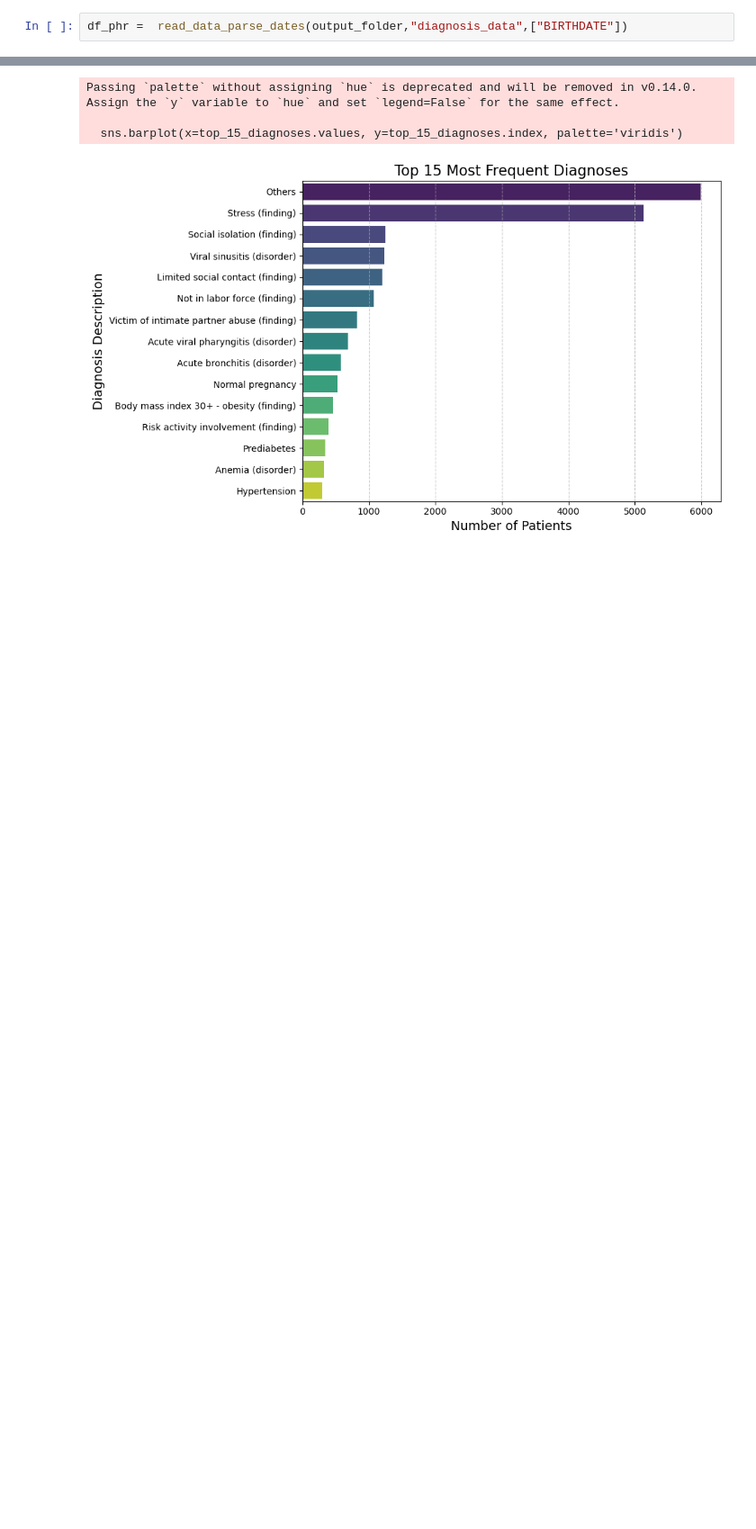
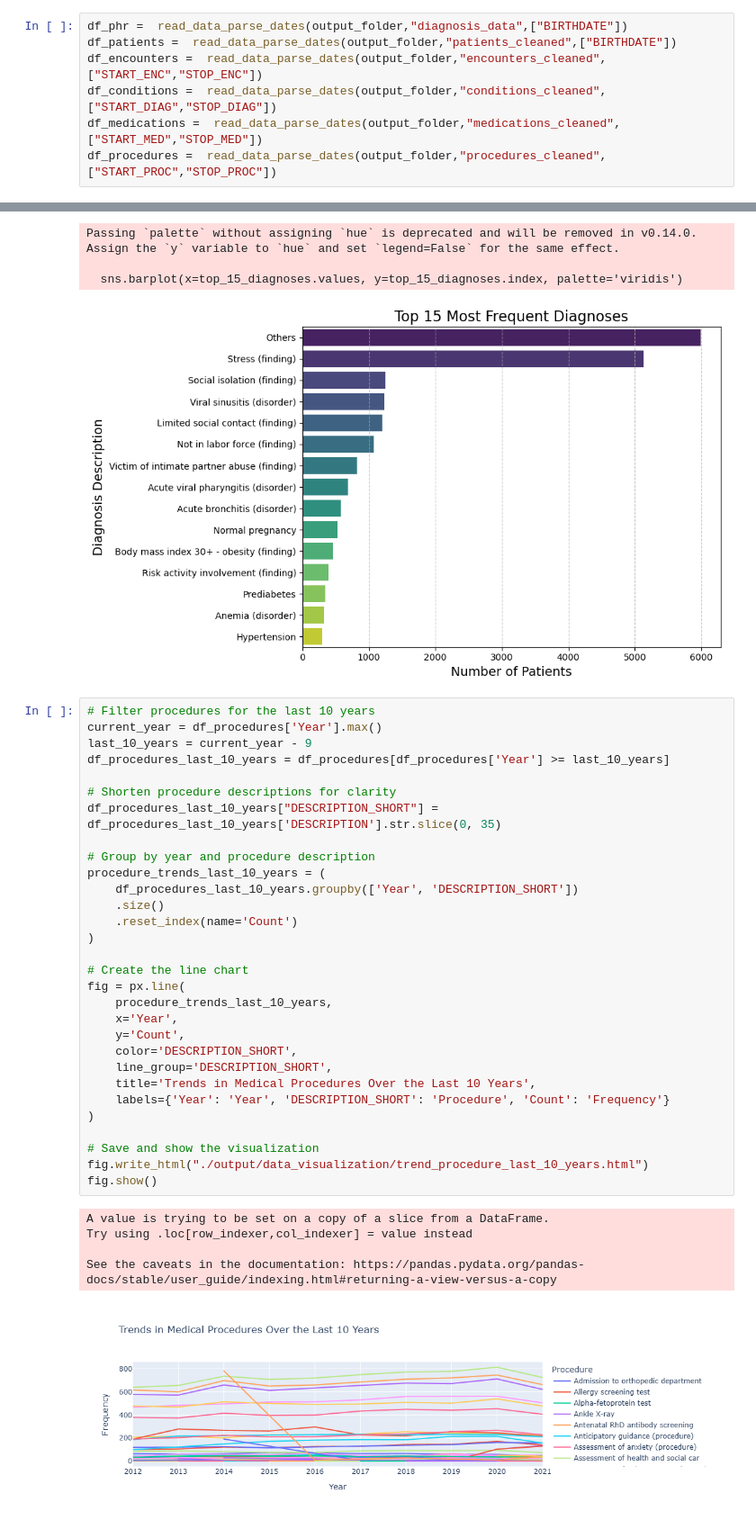
Before and after one commit to veena9-bit/SDE-Skills-Test, a Jupyter notebook: Visualizations.ipynb, the cells around one changed output, grey strips where cells are left out. Shown at 90% size. Cells and saved outputs as stored; diff of their text form; blank space fills up the shorter version.

```diff
--- a/Visualizations.ipynb
+++ b/Visualizations.ipynb
@@ -41,6 +23,11 @@ print("output Folder:", output_folder)
 output Folder: C://Users//veena.vemula//Documents//GitHub//SDE-Skills-Test//Output
 # %%
 df_phr =  read_data_parse_dates(output_folder,"diagnosis_data",["BIRTHDATE"])
+df_patients =  read_data_parse_dates(output_folder,"patients_cleaned",["BIRTHDATE"])
+df_encounters =  read_data_parse_dates(output_folder,"encounters_cleaned",["START_ENC","STOP_ENC"])
+df_conditions =  read_data_parse_dates(output_folder,"conditions_cleaned",["START_DIAG","STOP_DIAG"])
+df_medications =  read_data_parse_dates(output_folder,"medications_cleaned",["START_MED","STOP_MED"])
+df_procedures =  read_data_parse_dates(output_folder,"procedures_cleaned",["START_PROC","STOP_PROC"])
 # %%
 import matplotlib.pyplot as plt
 import seaborn as sns
@@ -135,3 +112,39 @@ Passing `palette` without assigning `hue` is deprecated and will be removed in v
 
   sns.barplot(x=top_15_diagnoses.values, y=top_15_diagnoses.index, palette='viridis')
 [figure]
+# %%
+# Filter procedures for the last 10 years
+current_year = df_procedures['Year'].max()
+last_10_years = current_year - 9
+df_procedures_last_10_years = df_procedures[df_procedures['Year'] >= last_10_years]
+
+# Shorten procedure descriptions for clarity
+df_procedures_last_10_years["DESCRIPTION_SHORT"] = df_procedures_last_10_years['DESCRIPTION'].str.slice(0, 35)
+
+# Group by year and procedure description
+procedure_trends_last_10_years = (
+    df_procedures_last_10_years.groupby(['Year', 'DESCRIPTION_SHORT'])
+    .size()
+    .reset_index(name='Count')
+)
+
+# Create the line chart
+fig = px.line(
+    procedure_trends_last_10_years,
+    x='Year',
+    y='Count',
+    color='DESCRIPTION_SHORT',
+    line_group='DESCRIPTION_SHORT',
+    title='Trends in Medical Procedures Over the Last 10 Years',
+    labels={'Year': 'Year', 'DESCRIPTION_SHORT': 'Procedure', 'Count': 'Frequency'}
+)
+
+# Save and show the visualization
+fig.write_html("./output/data_visualization/trend_procedure_last_10_years.html")
+fig.show()
+# %% [output]
+A value is trying to be set on a copy of a slice from a DataFrame.
+Try using .loc[row_indexer,col_indexer] = value instead
+
+See the caveats in the documentation: https://pandas.pydata.org/pandas-docs/stable/user_guide/indexing.html#returning-a-view-versus-a-copy
+[figure, added]
```
Also changed, not shown: parts of 9 cells of this notebook, 2 other files.
